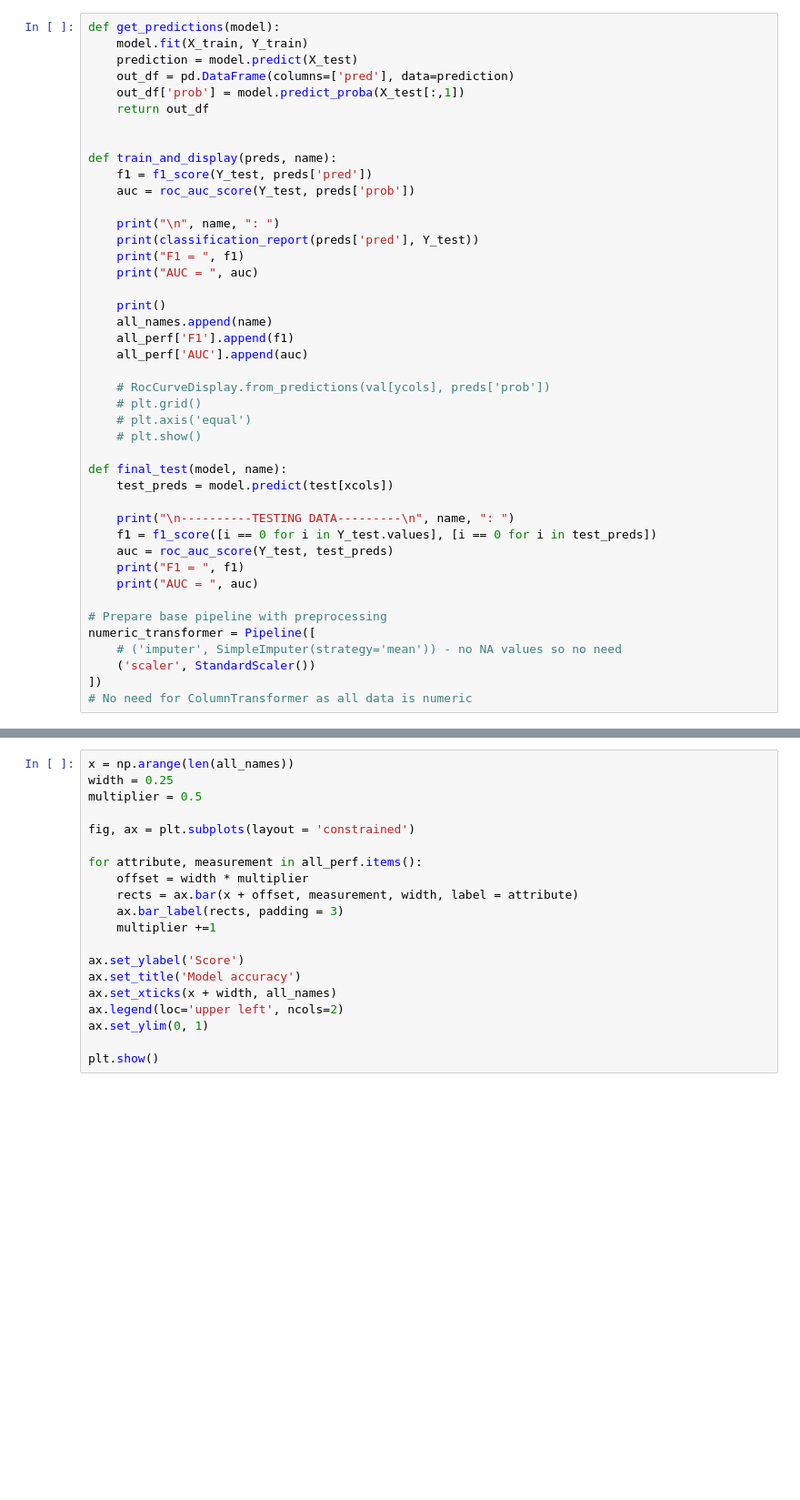
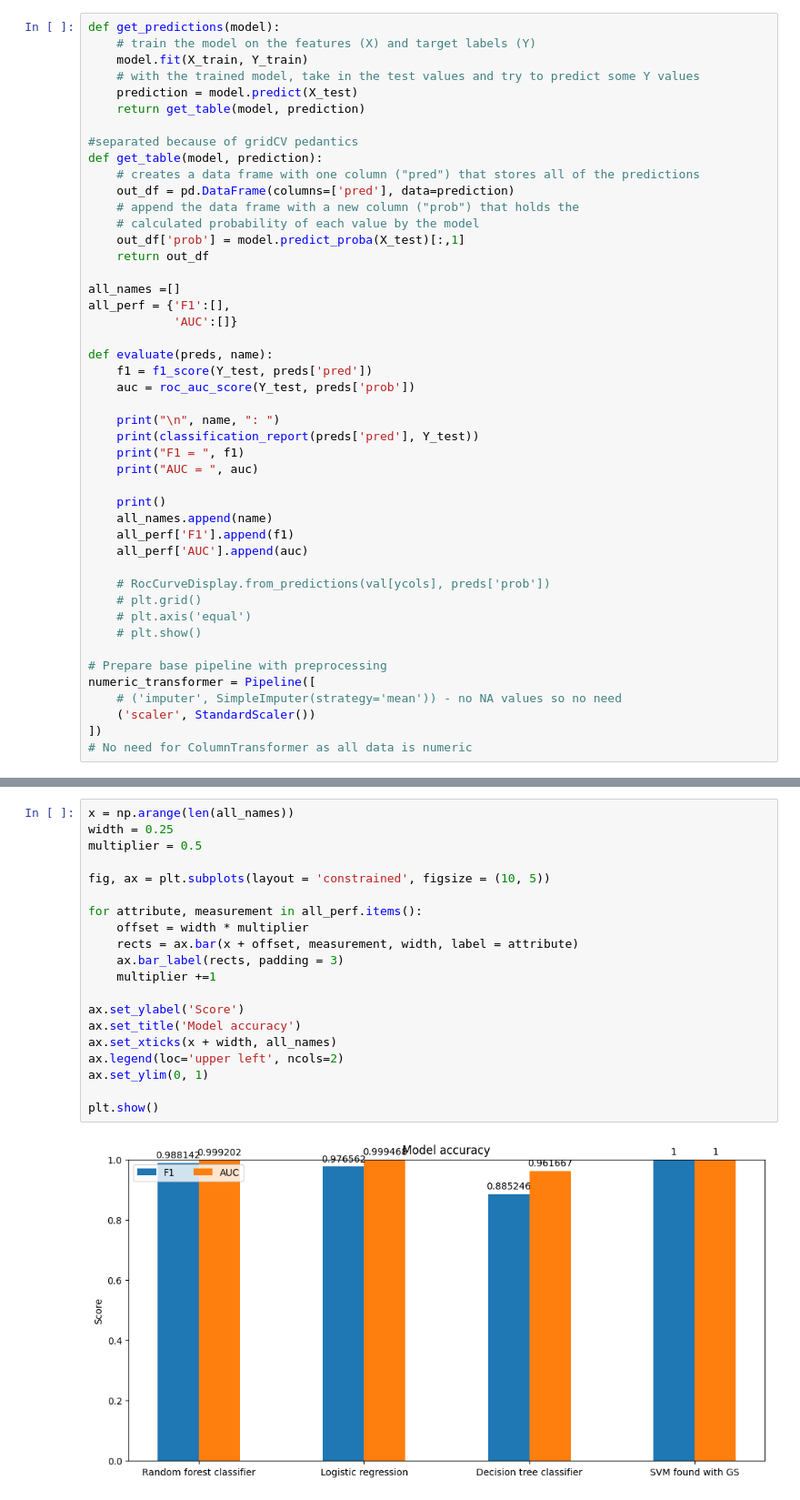
Before and after one commit to liutis6/DSA-exercises, a Jupyter notebook: exercises/U2/mainU2.ipynb, the cells around one changed output, grey strips where cells are left out. Shown at 91% size. Cells and saved outputs as stored; diff of their text form; blank space fills up the shorter version.

Commit message:
U2 - train models

```diff
--- a/exercises/U2/mainU2.ipynb
+++ b/exercises/U2/mainU2.ipynb
@@ -28,14 +32,26 @@ all_perf = {'F1':[],
             'AUC':[]}
 # %%
 def get_predictions(model):
+    # train the model on the features (X) and target labels (Y)
     model.fit(X_train, Y_train)
+    # with the trained model, take in the test values and try to predict some Y values
     prediction = model.predict(X_test)
+    return get_table(model, prediction)
+
+#separated because of gridCV pedantics
+def get_table(model, prediction):
+    # creates a data frame with one column ("pred") that stores all of the predictions
     out_df = pd.DataFrame(columns=['pred'], data=prediction)
-    out_df['prob'] = model.predict_proba(X_test[:,1])
+    # append the data frame with a new column ("prob") that holds the
+    # calculated probability of each value by the model
+    out_df['prob'] = model.predict_proba(X_test)[:,1]
     return out_df
 
+all_names =[]
+all_perf = {'F1':[],
+            'AUC':[]}
 
-def train_and_display(preds, name):
+def evaluate(preds, name):
     f1 = f1_score(Y_test, preds['pred'])
     auc = roc_auc_score(Y_test, preds['prob'])
 
@@ -54,15 +70,6 @@ def train_and_display(preds, name):
     # plt.axis('equal')
     # plt.show()
 
-def final_test(model, name):
-    test_preds = model.predict(test[xcols])
-
-    print("\n----------TESTING DATA---------\n", name, ": ")
-    f1 = f1_score([i == 0 for i in Y_test.values], [i == 0 for i in test_preds])
-    auc = roc_auc_score(Y_test, test_preds)
-    print("F1 = ", f1)
-    print("AUC = ", auc)
-
 # Prepare base pipeline with preprocessing
 numeric_transformer = Pipeline([
     # ('imputer', SimpleImputer(strategy='mean')) - no NA values so no need
@@ -114,20 +173,22 @@ final_test(gs_svm, name)
 # %%
 x = np.arange(len(all_names))
 width = 0.25
 multiplier = 0.5
 
-fig, ax = plt.subplots(layout = 'constrained')
+fig, ax = plt.subplots(layout = 'constrained', figsize = (10, 5))
 
 for attribute, measurement in all_perf.items():
     offset = width * multiplier
     rects = ax.bar(x + offset, measurement, width, label = attribute)
     ax.bar_label(rects, padding = 3)
     multiplier +=1
 
 ax.set_ylabel('Score')
 ax.set_title('Model accuracy')
 ax.set_xticks(x + width, all_names)
 ax.legend(loc='upper left', ncols=2)
 ax.set_ylim(0, 1)
 
 plt.show()
+# %% [output]
+[figure, added]
```
Also changed, not shown: parts of 9 cells of this notebook, 1 other file.
